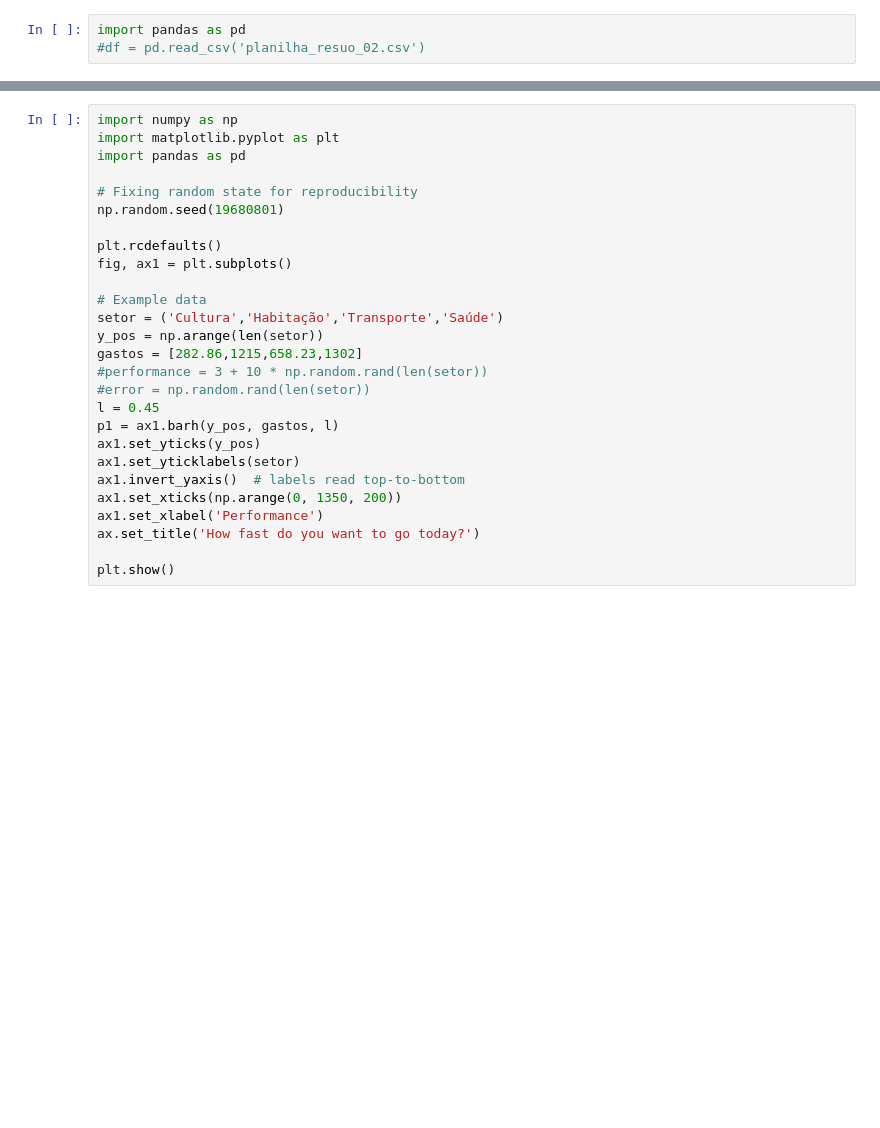
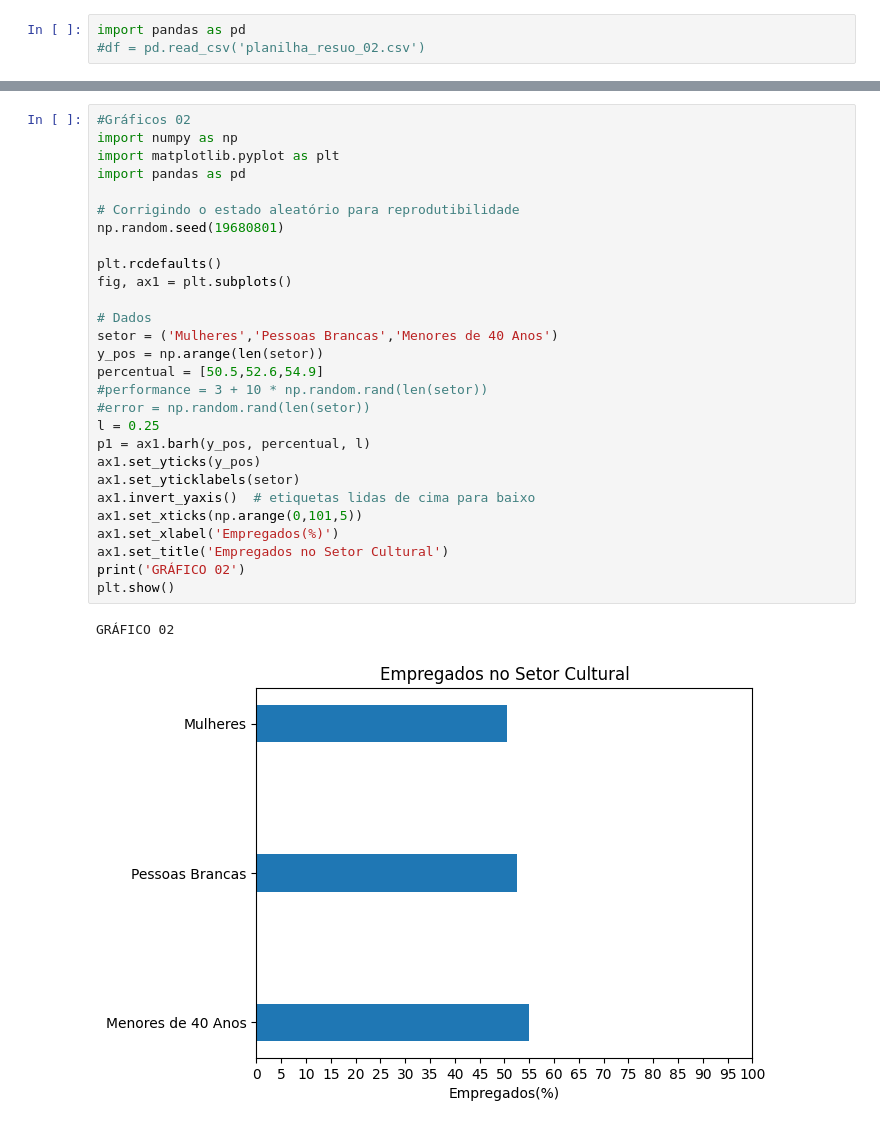
Before and after one commit to aldenor22/trabalho_do_curso_de_python, a Jupyter notebook: Trabalho_de_Conclusão_de_Curso_TCC.ipynb, the cells around one changed output, grey strips where cells are left out. Cells and saved outputs as stored; diff of their text form; blank space fills up the shorter version.

```diff
--- a/Trabalho_de_Conclusão_de_Curso_TCC.ipynb
+++ b/Trabalho_de_Conclusão_de_Curso_TCC.ipynb
@@ -47,27 +47,31 @@ GRÁFICO 01
 # %%
+#Gráficos 02
 import numpy as np
 import matplotlib.pyplot as plt
 import pandas as pd
 
-# Fixing random state for reproducibility
+# Corrigindo o estado aleatório para reprodutibilidade
 np.random.seed(19680801)
 
 plt.rcdefaults()
 fig, ax1 = plt.subplots()
 
-# Example data
-setor = ('Cultura','Habitação','Transporte','Saúde')
+# Dados
+setor = ('Mulheres','Pessoas Brancas','Menores de 40 Anos')
 y_pos = np.arange(len(setor))
-gastos = [282.86,1215,658.23,1302]
+percentual = [50.5,52.6,54.9]
 #performance = 3 + 10 * np.random.rand(len(setor))
 #error = np.random.rand(len(setor))
-l = 0.45
-p1 = ax1.barh(y_pos, gastos, l)
+l = 0.25
+p1 = ax1.barh(y_pos, percentual, l)
 ax1.set_yticks(y_pos)
 ax1.set_yticklabels(setor)
-ax1.invert_yaxis()  # labels read top-to-bottom
-ax1.set_xticks(np.arange(0, 1350, 200))
-ax1.set_xlabel('Performance')
-ax.set_title('How fast do you want to go today?')
-
+ax1.invert_yaxis()  # etiquetas lidas de cima para baixo
+ax1.set_xticks(np.arange(0,101,5))
+ax1.set_xlabel('Empregados(%)')
+ax1.set_title('Empregados no Setor Cultural')
+print('GRÁFICO 02')
 plt.show()
+# %% [output]
+GRÁFICO 02
+[figure, added]
```
Also changed, not shown: parts of 1 cell of this notebook.
